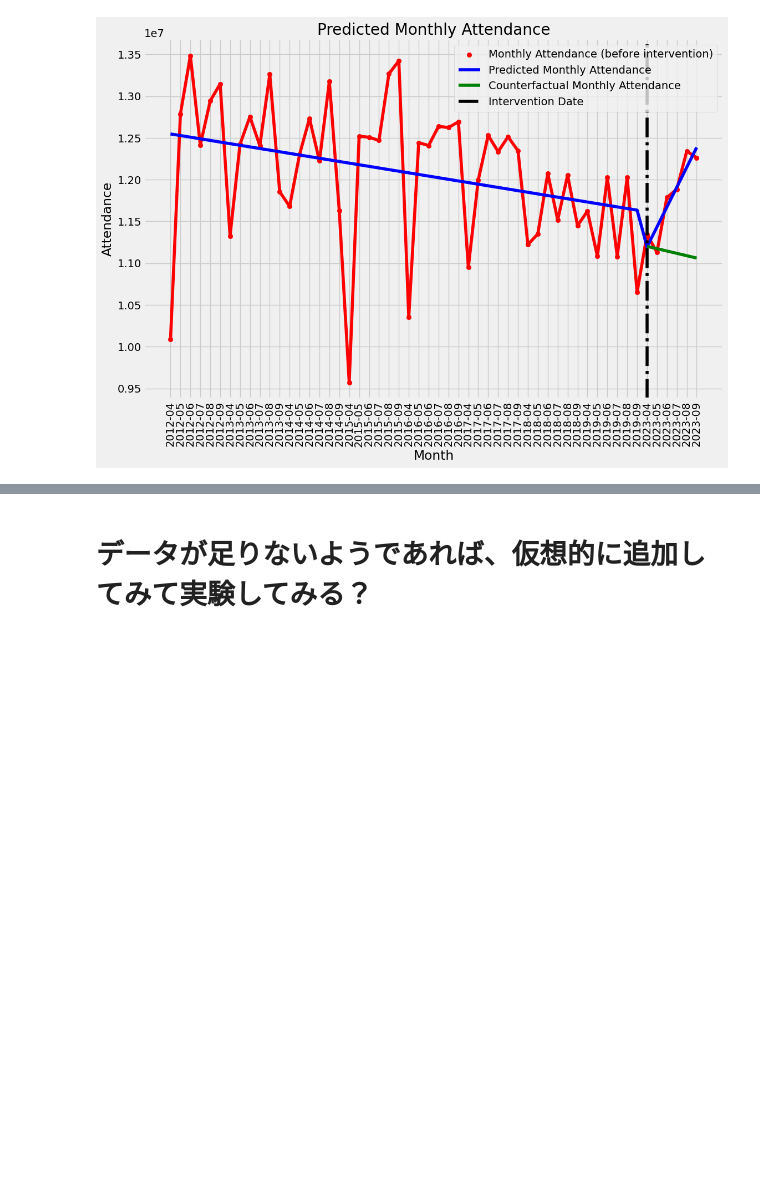
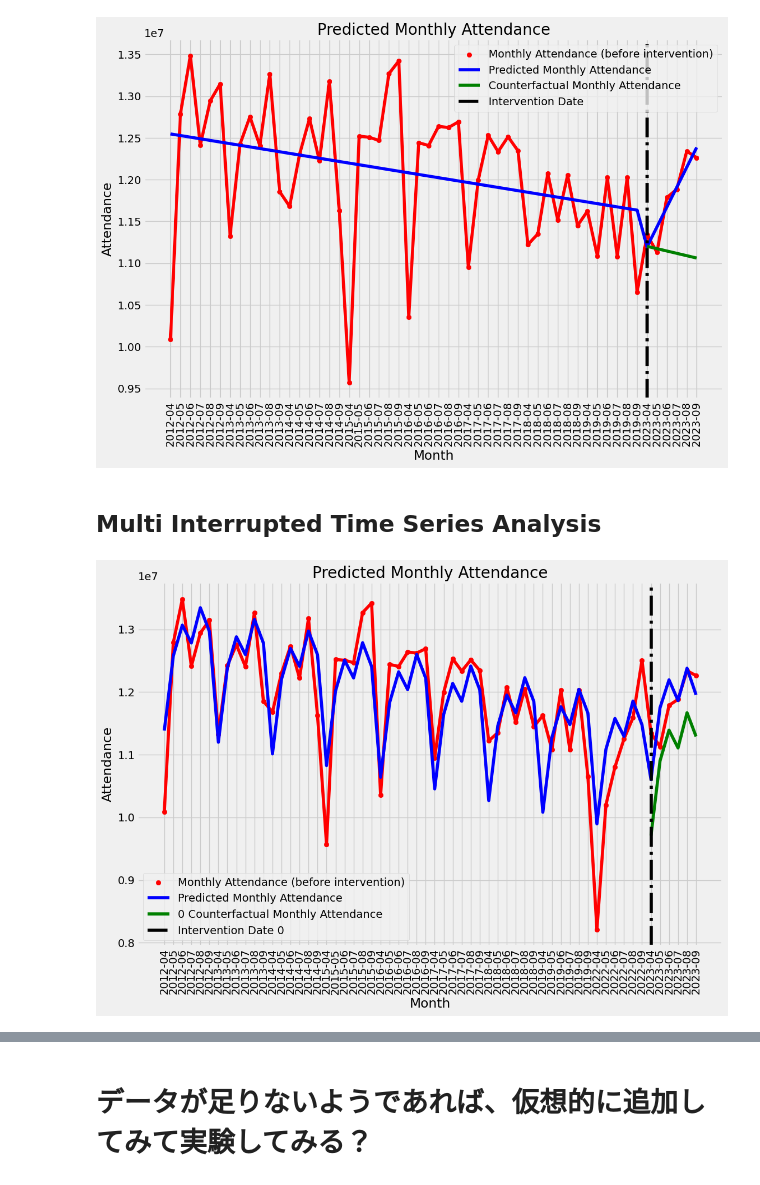
Before and after one commit to mohki7/graduation_thesis, a Jupyter notebook: headquarter.ipynb, the cells around one changed output, grey strips where cells are left out. Drawn from its saved outputs; the diff is of its cells as text; code cells hidden in the pictures; blank space fills up the shorter version.

```diff
--- a/headquarter.ipynb
+++ b/headquarter.ipynb
@@ -1432,3 +1448,5 @@ strong multicollinearity problems or that the design matrix is singular.
 its_OLS_2022_removed.plot_predict(is_counterfactual=True)
 # %% [output]
 [figure]
+# %% [markdown]
+## Multi Interrupted Time Series Analysis
@@ -1434,0 +1821,8 @@ its_OLS_2022_removed.plot_predict(is_counterfactual=True)
+# %%
+test_df = Att_Analysis(remove_covid=True, addup=True).df_monthly_att_all_addup_covid_removed
+
+test_mits = MITS(test_df, interventions=['2023-04'], method='Periodic OLS', period=6, order=3)
+# %%
+test_mits.plot_predict(is_counterfactual=True)
+# %% [output]
+[figure, added]
```
Also changed, not shown: parts of 8 cells of this notebook.
